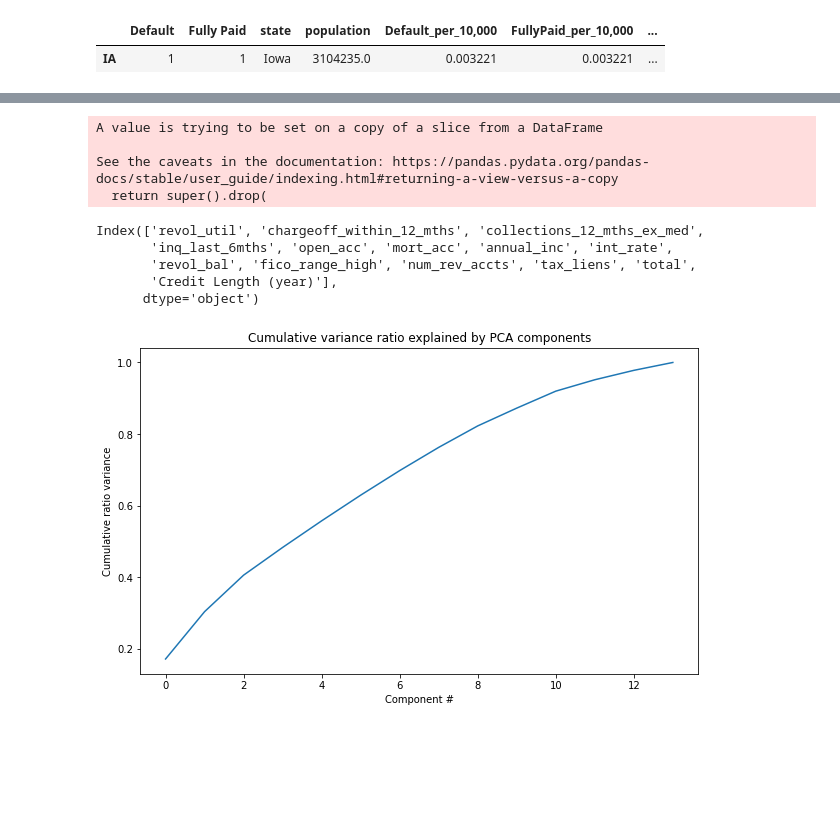
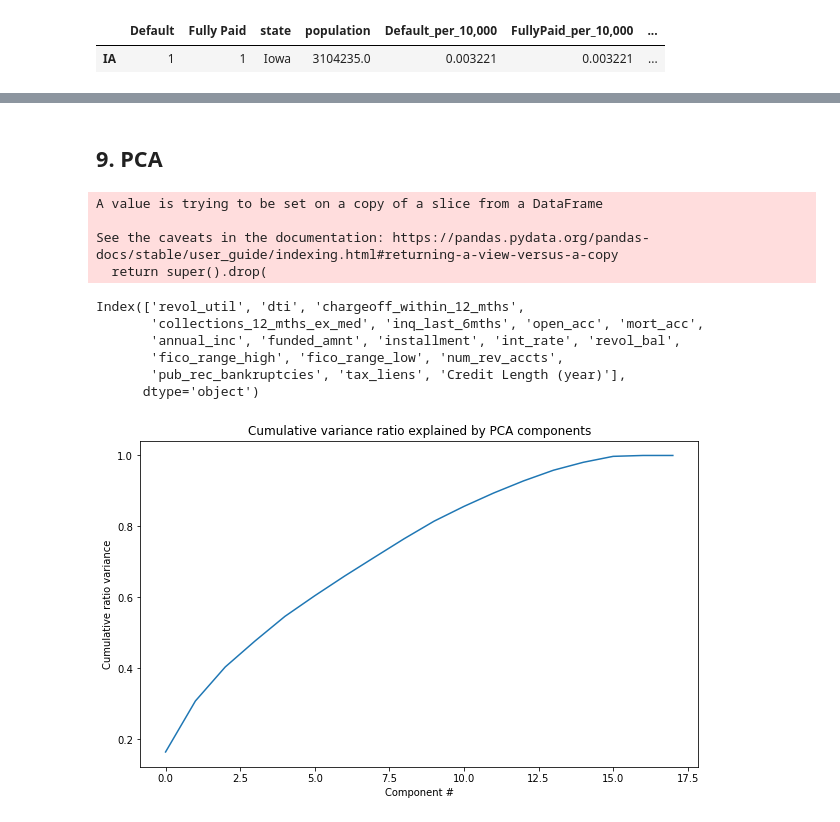
Before and after one commit to somayehY/SomayeYoussefi, a Jupyter notebook: LendingClub/LendingClub_ExploratoryDataAnalysis.ipynb, the cells around one changed output, grey strips where cells are left out. Saved outputs shown, nothing was run; the diff lists cells and outputs as text; code cells hidden in the pictures; blank space fills up the shorter version.

```diff
--- a/LendingClub/LendingClub_ExploratoryDataAnalysis.ipynb
+++ b/LendingClub/LendingClub_ExploratoryDataAnalysis.ipynb
@@ -314,6 +318,3 @@ plt.show()
 # %% [output]
 <Figure size 432x288 with 0 Axes>
 [figure]
-# %%
-
-df['total'] = df['installment']*pd.to_numeric(df['term'].str[0:4])
@@ -496,2 +439,0 @@ apply the transformation to the data to create the derived features
-# %%
-df['term'] = pd.to_numeric(df['term'].str[0:4])
@@ -545,24 +440,2 @@ Index(['revol_util', 'chargeoff_within_12_mths', 'collections_12_mths_ex_med',
-# %%
-numeric_features = df.select_dtypes(np.number)
-numeric_features.drop(columns=['pub_rec_bankruptcies', 'total2', 'funded_amnt', 'installment', 'term', 'dti', 'issue_year', 'fico_range_low', 'population', 'id', ], inplace=True)
-print(numeric_features.columns)
-col_names = numeric_features.columns
-numeric_features = scale(numeric_features)
-numeric_scaled = pd.DataFrame(numeric_features, columns=col_names)
-numeric_pca = PCA().fit(numeric_scaled)
-plt.subplots(figsize=(10, 6))
-plt.plot(numeric_pca.explained_variance_ratio_.cumsum())
-plt.xlabel('Component #')
-plt.ylabel('Cumulative ratio variance')
-plt.title('Cumulative variance ratio explained by PCA components');
-# %% [output]
-A value is trying to be set on a copy of a slice from a DataFrame
-
-See the caveats in the documentation: https://pandas.pydata.org/pandas-docs/stable/user_guide/indexing.html#returning-a-view-versus-a-copy
-  return super().drop(
-Index(['revol_util', 'chargeoff_within_12_mths', 'collections_12_mths_ex_med',
-       'inq_last_6mths', 'open_acc', 'mort_acc', 'annual_inc', 'int_rate',
-       'revol_bal', 'fico_range_high', 'num_rev_accts', 'tax_liens', 'total',
-       'Credit Length (year)'],
-      dtype='object')
-[figure, removed]
+# %% [markdown]
+## 9. PCA <a class='anchor' id='pca'></a>
@@ -568,0 +446,25 @@ Index(['revol_util', 'chargeoff_within_12_mths', 'collections_12_mths_ex_med',
+# %%
+numeric_features = df.select_dtypes(np.number)
+numeric_features.drop(columns=['issue_year', 'id'], inplace=True)
+print(numeric_features.columns)
+col_names = numeric_features.columns
+numeric_features = scale(numeric_features)
+numeric_scaled = pd.DataFrame(numeric_features, columns=col_names)
+numeric_pca = PCA().fit(numeric_scaled)
+plt.subplots(figsize=(10, 6))
+plt.plot(numeric_pca.explained_variance_ratio_.cumsum())
+plt.xlabel('Component #')
+plt.ylabel('Cumulative ratio variance')
+plt.title('Cumulative variance ratio explained by PCA components');
+# %% [output]
+A value is trying to be set on a copy of a slice from a DataFrame
+
+See the caveats in the documentation: https://pandas.pydata.org/pandas-docs/stable/user_guide/indexing.html#returning-a-view-versus-a-copy
+  return super().drop(
+Index(['revol_util', 'dti', 'chargeoff_within_12_mths',
+       'collections_12_mths_ex_med', 'inq_last_6mths', 'open_acc', 'mort_acc',
+       'annual_inc', 'funded_amnt', 'installment', 'int_rate', 'revol_bal',
+       'fico_range_high', 'fico_range_low', 'num_rev_accts',
+       'pub_rec_bankruptcies', 'tax_liens', 'Credit Length (year)'],
+      dtype='object')
+[figure, added]
```
Also changed, not shown: parts of 40 cells of this notebook.
